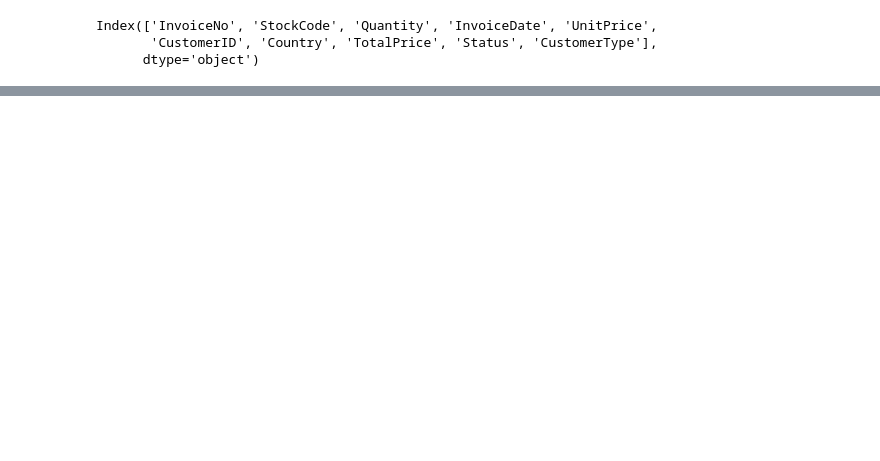
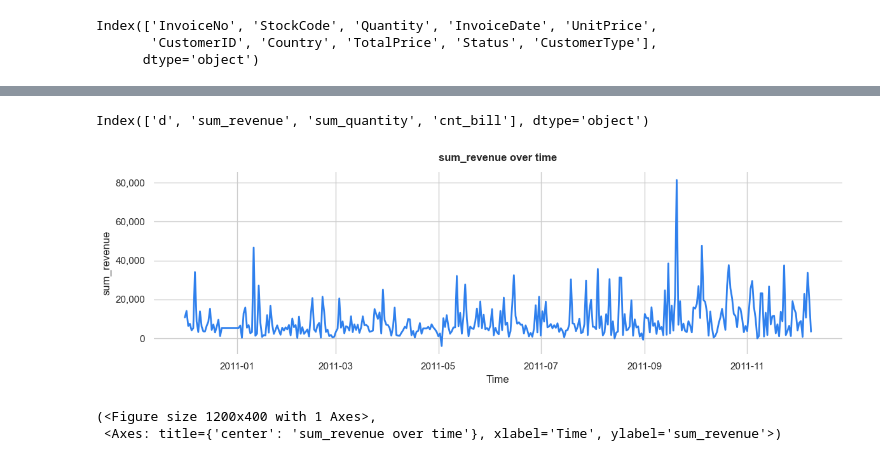
Before and after one commit to WindPham/24C12006_24C11060_final_project_DA_models, a Jupyter notebook: code/problem-02/CustomerAndRevenue.ipynb, the cells around one changed output, grey strips where cells are left out. Cells and saved outputs as stored; diff of their text form; code cells hidden in the pictures; blank space fills up the shorter version.

```diff
--- a/code/problem-02/CustomerAndRevenue.ipynb
+++ b/code/problem-02/CustomerAndRevenue.ipynb
@@ -28,0 +902,24 @@ Index(['InvoiceNo', 'StockCode', 'Quantity', 'InvoiceDate', 'UnitPrice',
+# %%
+wsale = df1[df1.BuyerType=="Wholesale"]
+wsale_ts_df = wsale.groupby("d").agg(sum_revenue=("sum_revenue", "sum"), sum_quantity=("sum_quantity", "sum"), cnt_bill=("cnt_bill", "sum")).reset_index()
+wsale_ts_df.columns
+# %% [output]
+Index(['d', 'sum_revenue', 'sum_quantity', 'cnt_bill'], dtype='object')
+# %%
+rev_wsale_ts_df = fill_missing_by_moving_average(
+    wsale_ts_df,
+    time_col="d",
+    value_col ="sum_revenue",
+    window = 5,
+    freq = "D",
+    center = True,
+    min_periods = None,
+    only_fill_missing_days = True,
+    keep_original_time_col = True,
+)
+# %%
+plot_timeseries(rev_wsale_ts_df, time_col="d", value_col="sum_revenue")
+# %% [output]
+[figure, added]
+(<Figure size 1200x400 with 1 Axes>,
+ <Axes: title={'center': 'sum_revenue over time'}, xlabel='Time', ylabel='sum_revenue'>)
```
Also changed, not shown: parts of 34 cells of this notebook, 23 other files.
